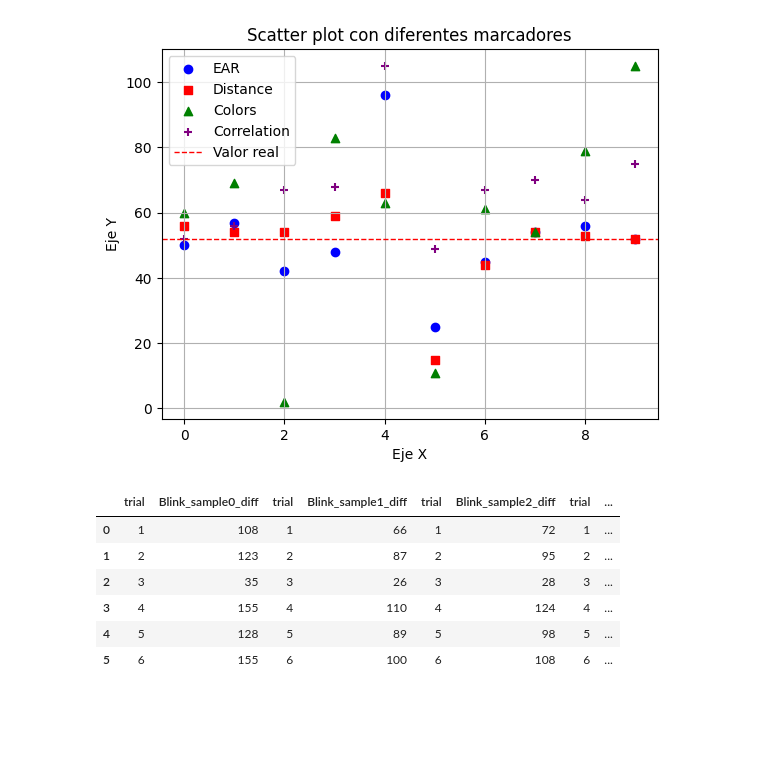
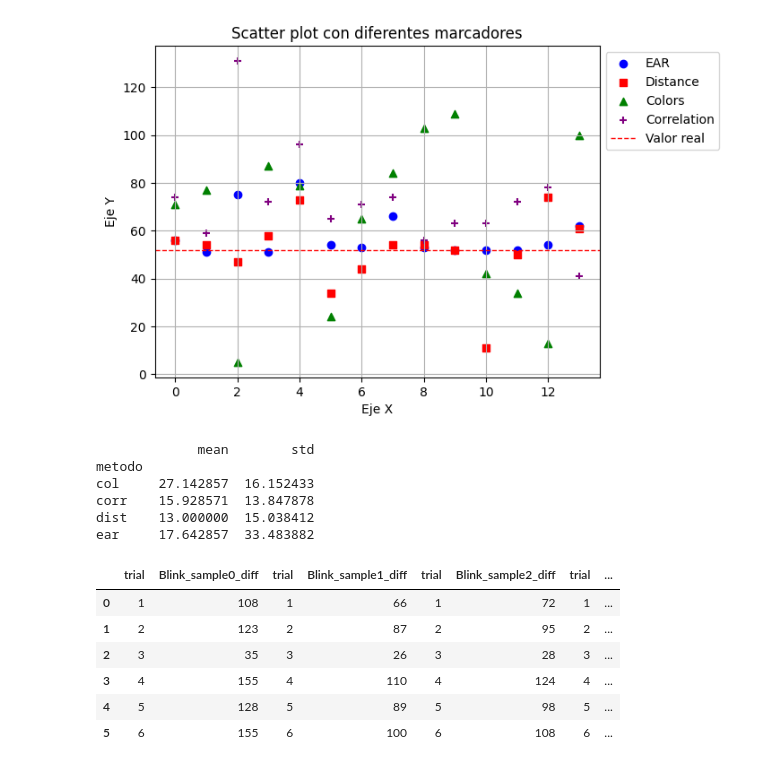
Before and after one commit to agustin-penas/wg-DataAnalysis, a Jupyter notebook: analysis2.ipynb, the cells around one changed output. Saved outputs shown, nothing was run; the diff lists cells and outputs as text; code cells hidden in the pictures; blank space fills up the shorter version.

Commit message:
Analisis de errores

```diff
--- a/analysis2.ipynb
+++ b/analysis2.ipynb
@@ -173,9 +236,9 @@ result
 # %%
  #resultados por participante blink ear
-df_webgazer["Blink_sample_ear"] = df_webgazer["isBlinkByEar"].apply(lambda x: int(x[5]==True))
+df_webgazer["Blink_sample_ear"] = df_webgazer["isBlinkByEar"].apply(lambda x: int(x[0]==True))
 df_webgazer["Blink_sample_ear_diff"] = (df_webgazer['Blink_sample_ear'].shift(1)+1 == df_webgazer['Blink_sample_ear'])
 
 
-result_per_participant_ear = df_webgazer.groupby('file_name')['Blink_sample_ear_diff'].sum().reset_index()
+result_per_participant_ear = df_webgazer.groupby('file_name', 'trial')['Blink_sample_ear_diff'].sum().reset_index()
 result_per_participant_ear
 # %% [output]
@@ -193,6 +246,6 @@ result_per_participant_ear
 # %%
  #resultados por participante blink distance
-df_webgazer["Blink_sample_dist"] = df_webgazer["isBlinkByDistance"].apply(lambda x: int(x[5]==True))
+df_webgazer["Blink_sample_dist"] = df_webgazer["isBlinkByDistance"].apply(lambda x: int(x[0]==True))
 df_webgazer["Blink_sample_dist_diff"] = (df_webgazer['Blink_sample_dist'].shift(1)+1 == df_webgazer['Blink_sample_dist'])
 
 
@@ -213,6 +270,6 @@ result_per_participant_dist
 # %%
  #resultados por participante blink color
-df_webgazer["Blink_sample_col"] = df_webgazer["isBlinkColors"].apply(lambda x: int(x[5]==True))
+df_webgazer["Blink_sample_col"] = df_webgazer["isBlinkColors"].apply(lambda x: int(x[0]==True))
 df_webgazer["Blink_sample_col_diff"] = (df_webgazer['Blink_sample_col'].shift(1)+1 == df_webgazer['Blink_sample_col'])
 
 
@@ -233,6 +294,6 @@ result_per_participant_col
 # %%
  #resultados por participante blink corr
-df_webgazer["Blink_sample_corr"] = df_webgazer["isBlinkByCorrelation"].apply(lambda x: int(x[5]==True))
+df_webgazer["Blink_sample_corr"] = df_webgazer["isBlinkByCorrelation"].apply(lambda x: int(x[0]==True))
 df_webgazer["Blink_sample_corr_diff"] = (df_webgazer['Blink_sample_corr'].shift(1)+1 == df_webgazer['Blink_sample_corr'])
 
 
@@ -253,24 +336,24 @@ result_per_participant_corr
 # %%
 result_per_participant_ear
 result_per_participant_dist
 result_per_participant_col
 result_per_participant_corr
 
 
-plt.scatter(list(range(10)), result_per_participant_ear['Blink_sample_ear_diff'], marker='o', color='blue', label='EAR')  # círculo
-plt.scatter(list(range(10)), result_per_participant_dist['Blink_sample_dist_diff'], marker='s', color='red', label='Distance')   # cuadrado
-plt.scatter(list(range(10)), result_per_participant_col['Blink_sample_col_diff'], marker='^', color='green', label='Colors') # triángulo
-plt.scatter(list(range(10)), result_per_participant_corr['Blink_sample_corr_diff'], marker='+', color='purple', label='Correlation') # cruz
+plt.scatter(list(range(14)), result_per_participant_ear['Blink_sample_ear_diff'], marker='o', color='blue', label='EAR')  # círculo
+plt.scatter(list(range(14)), result_per_participant_dist['Blink_sample_dist_diff'], marker='s', color='red', label='Distance')   # cuadrado
+plt.scatter(list(range(14)), result_per_participant_col['Blink_sample_col_diff'], marker='^', color='green', label='Colors') # triángulo
+plt.scatter(list(range(14)), result_per_participant_corr['Blink_sample_corr_diff'], marker='+', color='purple', label='Correlation') # cruz
 
 plt.axhline(y=52, color="red", linestyle="--", lw=1, label= "Valor real")
 
 plt.xlabel('Eje X')
 plt.ylabel('Eje Y')
 plt.title('Scatter plot con diferentes marcadores')
-plt.legend()  # Mostrar la leyenda
+plt.legend(loc='upper left', bbox_to_anchor=(1, 1), fontsize=10)  # Leyenda fuera del gráfico
 plt.grid(True)  # Activar la cuadrícula
 
 # Mostrar
 plt.show()
 # %% [output]
-[figure, old version]
+[figure, new version]
@@ -277,3 +384,20 @@ plt.show()
+# %%
+
+combined_df["error"] = abs(combined_df['Blink_sample_diff'] - 50)
+
+result_df = combined_df[['Blink_sample_diff', 'error', 'metodo']]
+##print(result_df)
+
+agrupado = result_df.groupby('metodo')['error'].agg(['mean', 'std'])
+
+print(agrupado)
+# %% [output]
+             mean        std
+metodo
+col     27.142857  16.152433
+corr    15.928571  13.847878
+dist    13.000000  15.038412
+ear     17.642857  33.483882
 # %%
 df_webgazer.groupby('trial')['Blink_sample6_diff'].sum().reset_index()
 # %%
```
Also changed, not shown: parts of 14 cells of this notebook, 10 other files.
